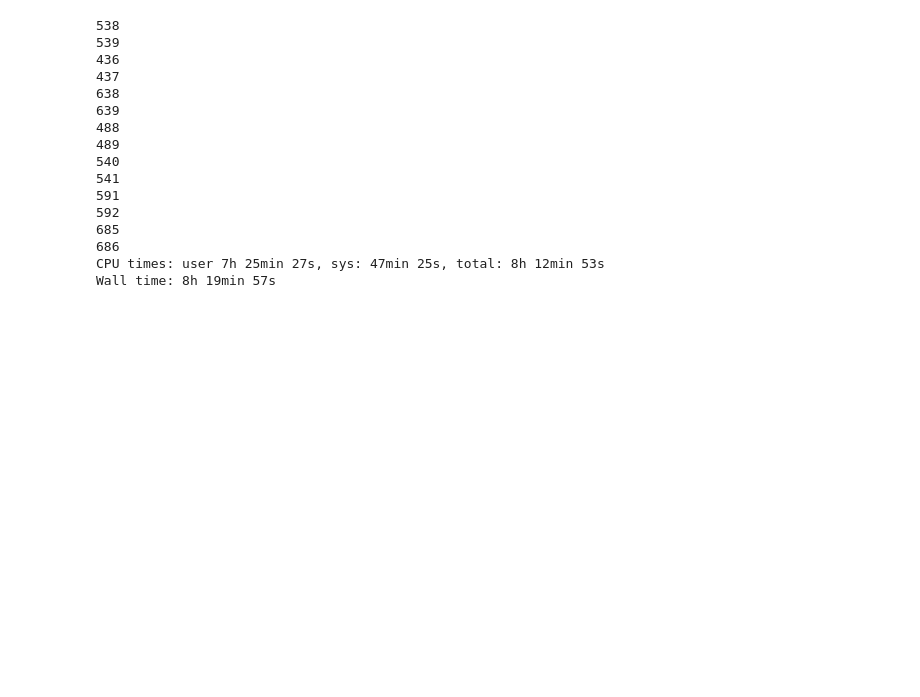
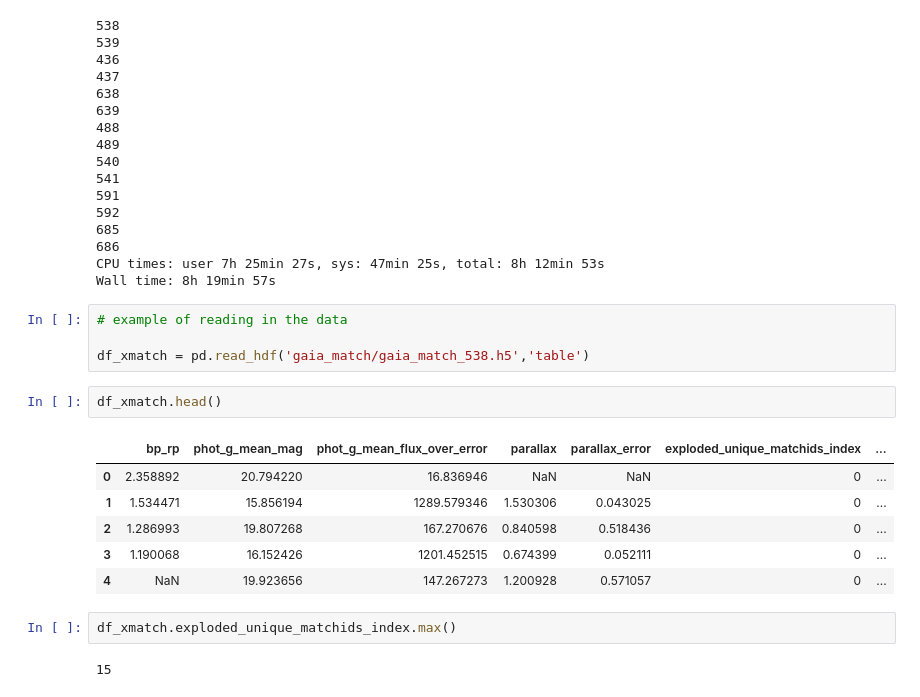
Before and after one commit to courtk32/stellar_flares, a Jupyter notebook: axs_ztf_gaia.ipynb, the cells around one changed output. Drawn from its saved outputs; the diff is of its cells as text; blank space fills up the shorter version.

Commit message:
give example reading code

```diff
--- a/axs_ztf_gaia.ipynb
+++ b/axs_ztf_gaia.ipynb
@@ -249,3 +249,20 @@ for field in high_cadence_fields:
 686
 CPU times: user 7h 25min 27s, sys: 47min 25s, total: 8h 12min 53s
 Wall time: 8h 19min 57s
+# %%
+# example of reading in the data
+
+df_xmatch = pd.read_hdf('gaia_match/gaia_match_538.h5','table')
+# %%
+df_xmatch.head()
+# %% [output]
+|  | bp_rp | phot_g_mean_mag | phot_g_mean_flux_over_error | parallax | parallax_error | exploded_unique_matchids_index | ... |
+| 0 | 2.358892 | 20.794220 | 16.836946 | NaN | NaN | 0 | ... |
+| 1 | 1.534471 | 15.856194 | 1289.579346 | 1.530306 | 0.043025 | 0 | ... |
+| 2 | 1.286993 | 19.807268 | 167.270676 | 0.840598 | 0.518436 | 0 | ... |
+| 3 | 1.190068 | 16.152426 | 1201.452515 | 0.674399 | 0.052111 | 0 | ... |
+| 4 | NaN | 19.923656 | 147.267273 | 1.200928 | 0.571057 | 0 | ... |
+# %%
+df_xmatch.exploded_unique_matchids_index.max()
+# %% [output]
+15
```
Also changed, not shown: parts of 11 cells of this notebook.
